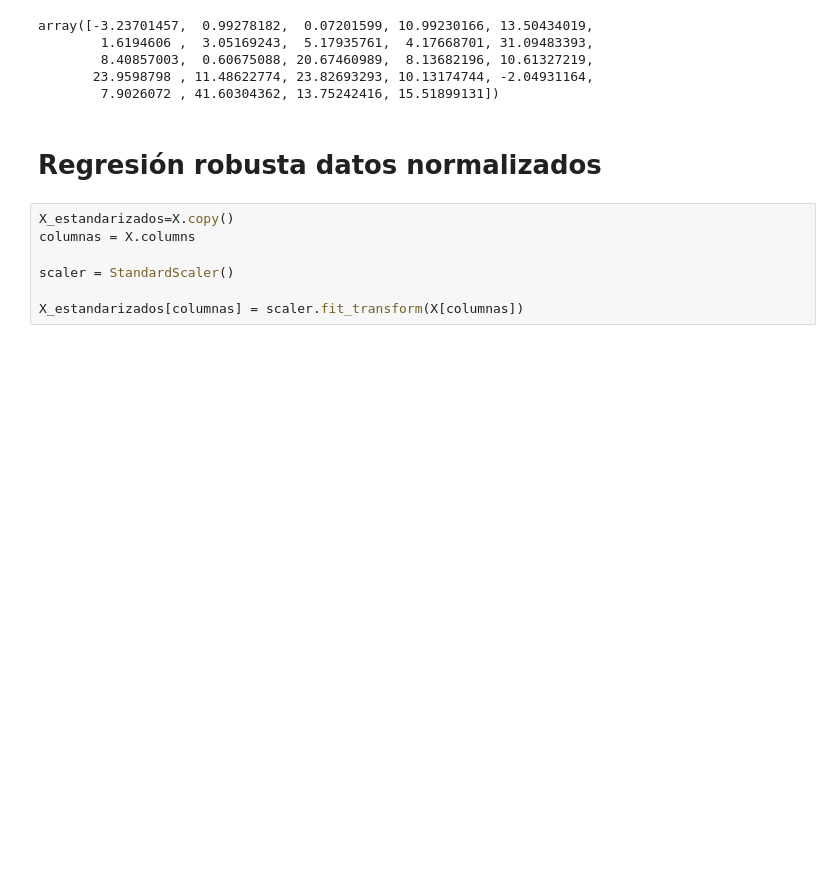
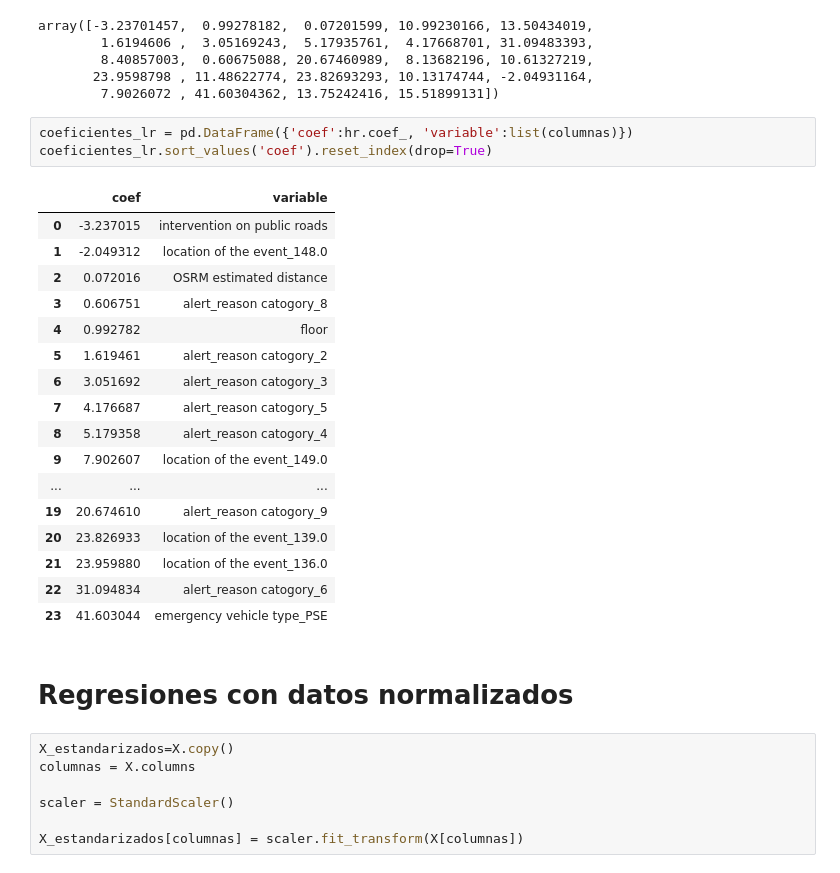
Before and after one commit to AnIsAsPe/Regresion-Robusta-para-estimar-tiempo-de-respuesta-de-un-servicio-de-emergencia, a Jupyter notebook: Response_time_Paris_Fire_Brigade.ipynb, the cells around one changed output. Drawn from its saved outputs; the diff is of its cells as text; blank space fills up the shorter version.

```diff
--- a/Response_time_Paris_Fire_Brigade.ipynb
+++ b/Response_time_Paris_Fire_Brigade.ipynb
@@ -620,8 +599,29 @@ array([-3.23701457,  0.99278182,  0.07201599, 10.99230166, 13.50434019,
         8.40857003,  0.60675088, 20.67460989,  8.13682196, 10.61327219,
        23.9598798 , 11.48622774, 23.82693293, 10.13174744, -2.04931164,
         7.9026072 , 41.60304362, 13.75242416, 15.51899131])
+# %%
+coeficientes_lr = pd.DataFrame({'coef':hr.coef_, 'variable':list(columnas)})
+coeficientes_lr.sort_values('coef').reset_index(drop=True)
+# %% [output]
+|  | coef | variable |
+| 0 | -3.237015 | intervention on public roads |
+| 1 | -2.049312 | location of the event_148.0 |
+| 2 | 0.072016 | OSRM estimated distance |
+| 3 | 0.606751 | alert_reason catogory_8 |
+| 4 | 0.992782 | floor |
+| 5 | 1.619461 | alert_reason catogory_2 |
+| 6 | 3.051692 | alert_reason catogory_3 |
+| 7 | 4.176687 | alert_reason catogory_5 |
+| 8 | 5.179358 | alert_reason catogory_4 |
+| 9 | 7.902607 | location of the event_149.0 |
+| ... | ... | ... |
+| 19 | 20.674610 | alert_reason catogory_9 |
+| 20 | 23.826933 | location of the event_139.0 |
+| 21 | 23.959880 | location of the event_136.0 |
+| 22 | 31.094834 | alert_reason catogory_6 |
+| 23 | 41.603044 | emergency vehicle type_PSE |
 # %% [markdown]
-# Regresión robusta datos normalizados
+# Regresiones con datos normalizados
 # %%
 X_estandarizados=X.copy()
 columnas = X.columns
```
Also changed, not shown: parts of 14 cells of this notebook.
